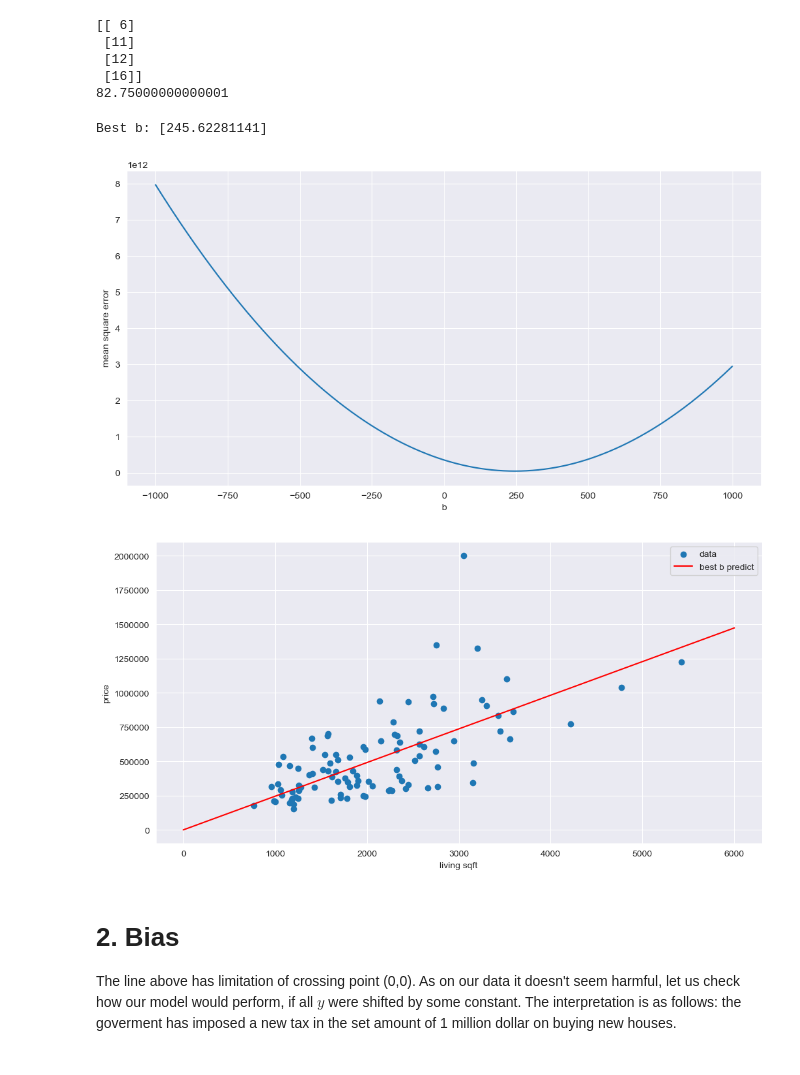
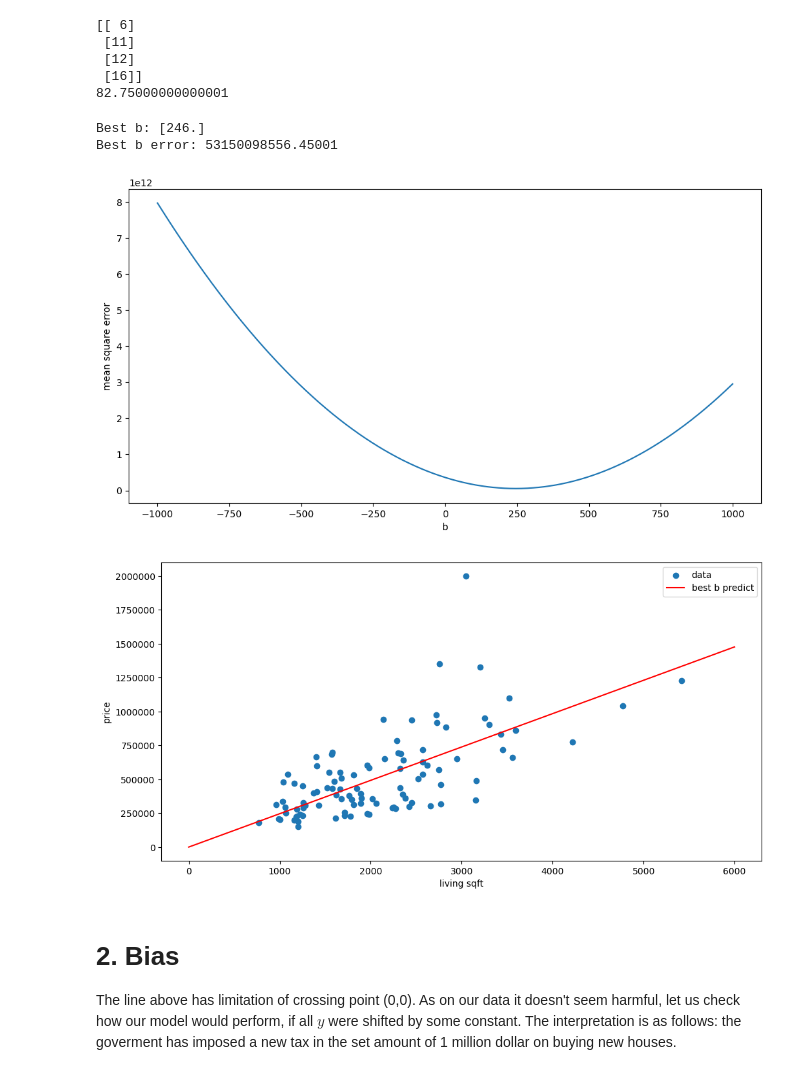
Before and after one commit to noxikoxi/Analityka, a Jupyter notebook: Assignment3/Assignment_3_Tomasz_Cach.ipynb, the cells around one changed output. Drawn from its saved outputs; the diff is of its cells as text; code cells hidden in the pictures.

```diff
--- a/Assignment3/Assignment_3_Tomasz_Cach.ipynb
+++ b/Assignment3/Assignment_3_Tomasz_Cach.ipynb
@@ -62,33 +62,35 @@ print(cost(predict(test_b, test_X),test_y))
 82.75000000000001
 # %%
 #b)
-b = np.linspace(-1000, 1000, 2000)
+b = np.linspace(-1000, 1000, 2001)
 errors = []
 
 for b1 in b:
     errors.append(cost(predict(b1, X), y))
 
 best_b =b[np.where(errors == min(errors))]
 print(f'Best b: {best_b}')
+print(f'Best b error: {min(errors)}')
 
 fig, ax = plt.subplots(figsize = (12, 6))
 
 ax.plot(b, errors)
 ax.set(xlabel='b', ylabel='mean square error')
 plt.show()
 
 x_plot = np.linspace(0, 6000, 1000).reshape((-1, 1))
 fig, ax = plt.subplots(figsize = (12, 6))
 ax.scatter(X, y, label='data')
 ax.plot(x_plot, predict(best_b, x_plot), c='red', label='best b predict')
 ax.set(ylabel='price', xlabel='living sqft')
 ax.ticklabel_format(style='plain')
 plt.legend()
 plt.show()
 # %% [output]
-Best b: [245.62281141]
+Best b: [246.]
+Best b error: 53150098556.45001
-[figure, old version]
+[figure, new version]
-[figure, old version]
+[figure, new version]
 # %% [markdown]
 # 2. Bias
 
```
Also changed, not shown: parts of 18 cells of this notebook.
